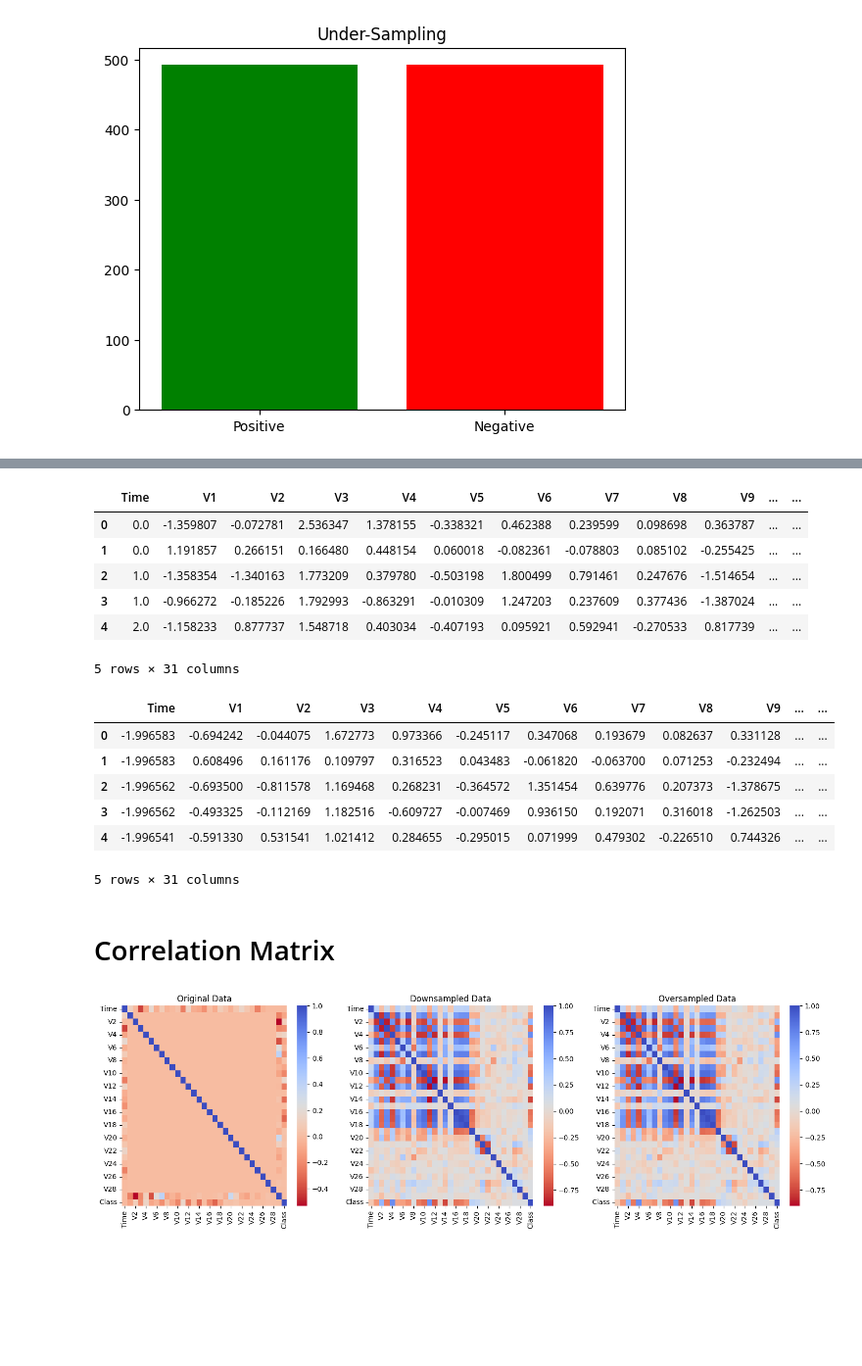
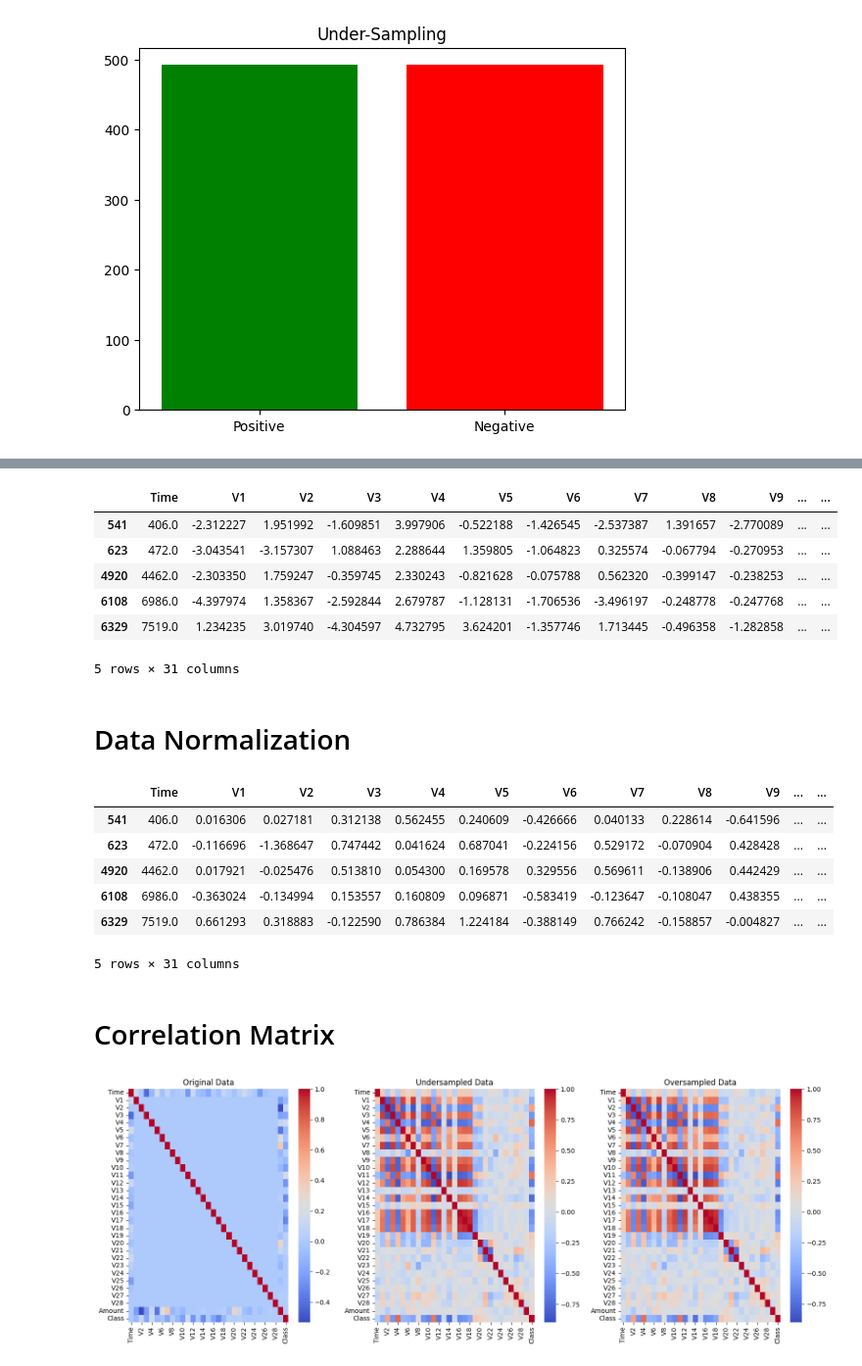
Before and after one commit to LeikRad/TAA_Projects, a Jupyter notebook: project_1/project.ipynb, the cells around one changed output, grey strips where cells are left out. Shown at 98% size. Drawn from its saved outputs; the diff is of its cells as text; code cells hidden in the pictures; blank space fills up the shorter version.

Commit message:
Normalization fixed

```diff
--- a/project_1/project.ipynb
+++ b/project_1/project.ipynb
@@ -122,60 +122,76 @@ plt.bar(['Positive', 'Negative'], [len(posidx_oversampled), len(negidx_oversampl
+# %%
+# Concatenate the downsampled indices
+downsampled_indices = np.concatenate([posidx_downsampled, negidx_downsampled])
+unbalanced_data = data
+# Create a new DataFrame with the downsampled data
+data = data.iloc[downsampled_indices]
 # %%
 data.head()
 # %% [output]
 |  | Time | V1 | V2 | V3 | V4 | V5 | V6 | V7 | V8 | V9 | ... | ... |
-| 0 | 0.0 | -1.359807 | -0.072781 | 2.536347 | 1.378155 | -0.338321 | 0.462388 | 0.239599 | 0.098698 | 0.363787 | ... | ... |
-| 1 | 0.0 | 1.191857 | 0.266151 | 0.166480 | 0.448154 | 0.060018 | -0.082361 | -0.078803 | 0.085102 | -0.255425 | ... | ... |
-| 2 | 1.0 | -1.358354 | -1.340163 | 1.773209 | 0.379780 | -0.503198 | 1.800499 | 0.791461 | 0.247676 | -1.514654 | ... | ... |
-| 3 | 1.0 | -0.966272 | -0.185226 | 1.792993 | -0.863291 | -0.010309 | 1.247203 | 0.237609 | 0.377436 | -1.387024 | ... | ... |
-| 4 | 2.0 | -1.158233 | 0.877737 | 1.548718 | 0.403034 | -0.407193 | 0.095921 | 0.592941 | -0.270533 | 0.817739 | ... | ... |
+| 541 | 406.0 | -2.312227 | 1.951992 | -1.609851 | 3.997906 | -0.522188 | -1.426545 | -2.537387 | 1.391657 | -2.770089 | ... | ... |
+| 623 | 472.0 | -3.043541 | -3.157307 | 1.088463 | 2.288644 | 1.359805 | -1.064823 | 0.325574 | -0.067794 | -0.270953 | ... | ... |
+| 4920 | 4462.0 | -2.303350 | 1.759247 | -0.359745 | 2.330243 | -0.821628 | -0.075788 | 0.562320 | -0.399147 | -0.238253 | ... | ... |
+| 6108 | 6986.0 | -4.397974 | 1.358367 | -2.592844 | 2.679787 | -1.128131 | -1.706536 | -3.496197 | -0.248778 | -0.247768 | ... | ... |
+| 6329 | 7519.0 | 1.234235 | 3.019740 | -4.304597 | 4.732795 | 3.624201 | -1.357746 | 1.713445 | -0.496358 | -1.282858 | ... | ... |
 5 rows × 31 columns
+# %% [markdown]
+# Data Normalization
 # %%
 from sklearn.preprocessing import StandardScaler
 
-# Assuming data is a pandas DataFrame
+# Select columns V1 to V28
+cols_to_normalize = ['V'+str(i) for i in range(1, 29)]
+cols_to_normalize.append('Amount')
+
+# Create a StandardScaler object
 scaler = StandardScaler()
-data_normalized = pd.DataFrame(scaler.fit_transform(data), columns=data.columns)
 
-# Now data_normalized is a normalized version of data
-data_normalized.head()
+# Normalize only the selected columns
+data_normalized = data.copy()
+data_normalized[cols_to_normalize] = scaler.fit_transform(data[cols_to_normalize])
+
+data = data_normalized
+# Now data_normalized is a version of data where only V1 to V28 are normalized
+data.head()
 # %% [output]
 |  | Time | V1 | V2 | V3 | V4 | V5 | V6 | V7 | V8 | V9 | ... | ... |
-| 0 | -1.996583 | -0.694242 | -0.044075 | 1.672773 | 0.973366 | -0.245117 | 0.347068 | 0.193679 | 0.082637 | 0.331128 | ... | ... |
-| 1 | -1.996583 | 0.608496 | 0.161176 | 0.109797 | 0.316523 | 0.043483 | -0.061820 | -0.063700 | 0.071253 | -0.232494 | ... | ... |
-| 2 | -1.996562 | -0.693500 | -0.811578 | 1.169468 | 0.268231 | -0.364572 | 1.351454 | 0.639776 | 0.207373 | -1.378675 | ... | ... |
-| 3 | -1.996562 | -0.493325 | -0.112169 | 1.182516 | -0.609727 | -0.007469 | 0.936150 | 0.192071 | 0.316018 | -1.262503 | ... | ... |
-| 4 | -1.996541 | -0.591330 | 0.531541 | 1.021412 | 0.284655 | -0.295015 | 0.071999 | 0.479302 | -0.226510 | 0.744326 | ... | ... |
+| 541 | 406.0 | 0.016306 | 0.027181 | 0.312138 | 0.562455 | 0.240609 | -0.426666 | 0.040133 | 0.228614 | -0.641596 | ... | ... |
+| 623 | 472.0 | -0.116696 | -1.368647 | 0.747442 | 0.041624 | 0.687041 | -0.224156 | 0.529172 | -0.070904 | 0.428428 | ... | ... |
+| 4920 | 4462.0 | 0.017921 | -0.025476 | 0.513810 | 0.054300 | 0.169578 | 0.329556 | 0.569611 | -0.138906 | 0.442429 | ... | ... |
+| 6108 | 6986.0 | -0.363024 | -0.134994 | 0.153557 | 0.160809 | 0.096871 | -0.583419 | -0.123647 | -0.108047 | 0.438355 | ... | ... |
+| 6329 | 7519.0 | 0.661293 | 0.318883 | -0.122590 | 0.786384 | 1.224184 | -0.388149 | 0.766242 | -0.158857 | -0.004827 | ... | ... |
 5 rows × 31 columns
 # %% [markdown]
 # Correlation Matrix
 # %%
 import seaborn as sns
 
 # Assuming data is a pandas DataFrame
-correlation_matrix = data.corr()
+correlation_matrix = unbalanced_data.corr()
 
 # Create a figure and a set of subplots
-fig, axs = plt.subplots(ncols=3, figsize=(15, 5))
+fig, axs = plt.subplots(ncols=3, figsize=(16, 6))
 
 # Plot the first heatmap
-sns.heatmap(correlation_matrix, annot=False, cmap='coolwarm_r', ax=axs[0])
+sns.heatmap(correlation_matrix, annot=False, cmap='coolwarm', ax=axs[0])
 axs[0].set_title('Original Data')
 
 # Calculate the correlation matrix for the downsampled data
-subsampled_correlation_matrix = data.iloc[np.concatenate([posidx_downsampled, negidx_downsampled])].corr()
+correlation_matrix = data.corr()
 
 # Plot the second heatmap
-sns.heatmap(subsampled_correlation_matrix, annot=False, cmap='coolwarm_r', ax=axs[1])
-axs[1].set_title('Downsampled Data')
+sns.heatmap(correlation_matrix, annot=False, cmap='coolwarm', ax=axs[1])
+axs[1].set_title('Undersampled Data')
 
 # Plot Oversampled
-oversampled_correlation_matrix = data.iloc[np.concatenate([posidx_oversampled, negidx_oversampled])].corr()
+oversampled_correlation_matrix = unbalanced_data.iloc[np.concatenate([posidx_oversampled, negidx_oversampled])].corr()
 
-sns.heatmap(oversampled_correlation_matrix, annot=False, cmap='coolwarm_r', ax=axs[2])
+sns.heatmap(oversampled_correlation_matrix, annot=False, cmap='coolwarm', ax=axs[2])
 axs[2].set_title('Oversampled Data')
 
 # Display the plot
 plt.tight_layout()
 plt.show()
 # %% [output]
-[figure, old version]
+[figure, new version]
```
Also changed, not shown: parts of 6 cells of this notebook.
